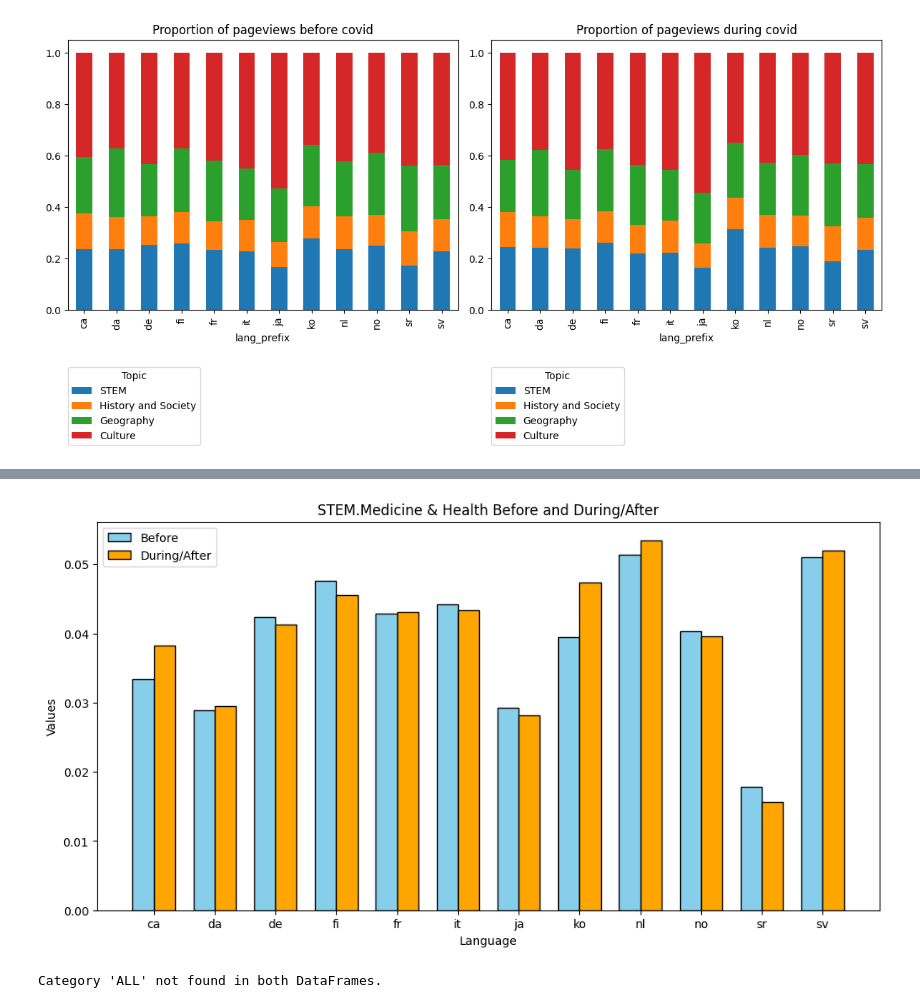
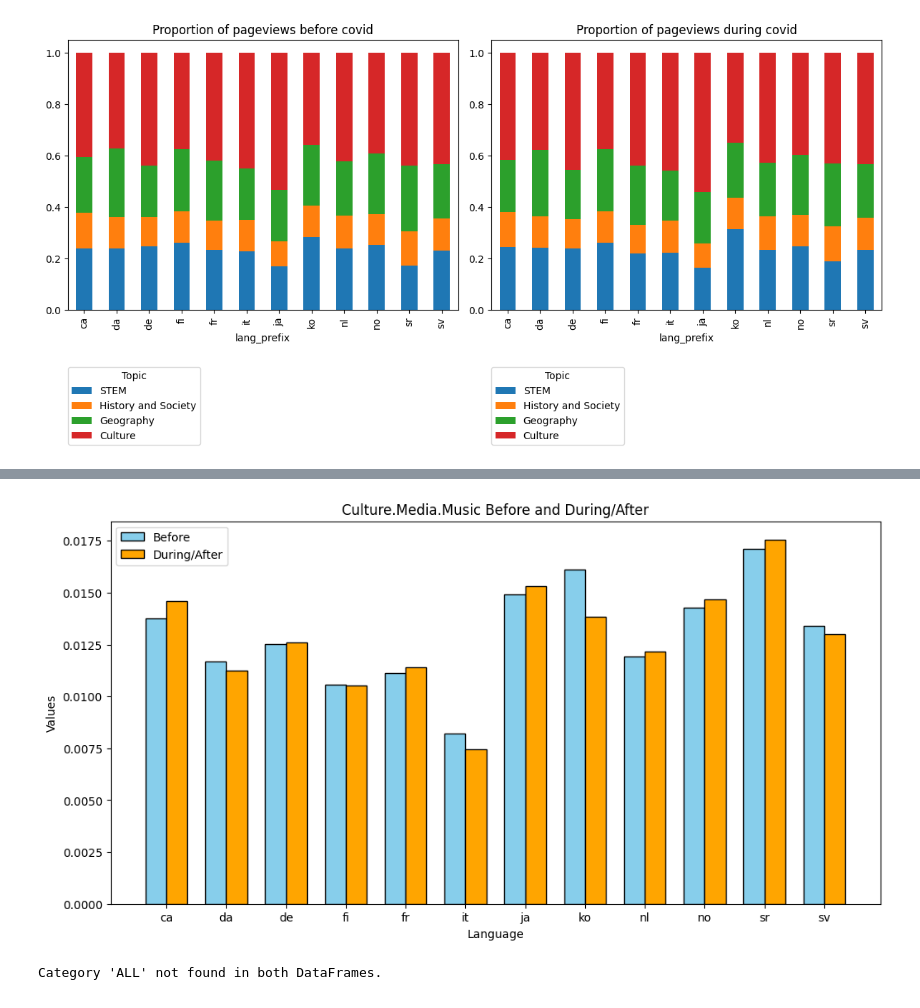
Before and after one commit to epfl-ada/ada-2023-project-rablashijupa, a Jupyter notebook: Step 2.ipynb, the cells around one changed output, grey strips where cells are left out. Saved outputs shown, nothing was run; the diff lists cells and outputs as text; code cells hidden in the pictures.

```diff
--- a/Step 2.ipynb
+++ b/Step 2.ipynb
@@ -270,5 +242,5 @@ display(Data_after_covid)
 # %%
-df_timeseries_bef = Data_before_covid[Data_before_covid.topic != 'ALL'].groupby(["language", "topic"])["pageviews_per_page"].sum().reset_index()
+df_timeseries_bef = filtered_data_bef[filtered_data_bef.topic != 'ALL'].groupby(["language", "topic"])["pageviews_per_page"].sum().reset_index()
 
 # pivot the dataset to have topics as features and each row should represent a language
 df_timeseries_bef = df_timeseries_bef.pivot(index='language', columns='topic', values='pageviews_per_page').reset_index()
@@ -297,6 +269,6 @@ display(df_timeseries_bef)
 24 rows × 66 columns
 # %%
-df_timeseries_aft = Data_after_covid[Data_after_covid.topic != 'ALL'].groupby(["language", "topic"])["pageviews_per_page"].sum().reset_index()
+df_timeseries_aft = filtered_data_after[filtered_data_after.topic != 'ALL'].groupby(["language", "topic"])["pageviews_per_page"].sum().reset_index()
 
 # pivot the dataset to have topics as features and each row should represent a language
 df_timeseries_aft = df_timeseries_aft.pivot(index='language', columns='topic', values='pageviews_per_page').reset_index()
@@ -513,33 +452,0 @@ Name: STEM.Biology, dtype: float64
-# %%
-import matplotlib.pyplot as plt
-
-# Assuming df_timeseries_bef and df_timeseries_aft are your DataFrames
-df_bef = df_timeseries_bef.copy()
-df_aft = df_timeseries_aft.copy()
-# Set 'lang_prefix' as the index for both DataFrames
-
-df_bef.set_index('lang_prefix', inplace=True)
-df_aft.set_index('lang_prefix', inplace=True)
-
-# Adjust the figsize based on your preference
-fig, axes = plt.subplots(1, 2, figsize=(16, 6))
-
-# Plot the bar chart for df_timeseries_bef
-df_bef['STEM.Biology'].plot(kind='bar', color='skyblue', edgecolor='black', ax=axes[0])
-axes[0].set_title('STEM Biology Before')
-
-# Plot the bar chart for df_timeseries_aft
-df_aft['STEM.Biology'].plot(kind='bar', color='skyblue', edgecolor='black', ax=axes[1])
-axes[1].set_title('STEM Biology After')
-
-# Add titles and labels
-axes[0].set_xlabel('Category')
-axes[0].set_ylabel('Values')
-axes[1].set_xlabel('Category')
-axes[1].set_ylabel('Values')
-
-# Adjust layout to prevent overlap
-plt.tight_layout()
-
-# Show the plots
-plt.show()
@@ -597,7 +499,7 @@ plot_before_after(df_timeseries_bef.copy(), df_timeseries_aft.copy(), 'STEM.Biol
 # %%
-plot_before_after(df_timeseries_bef.copy(), df_timeseries_aft.copy(), 'STEM.Medicine & Health')
+plot_before_after(df_timeseries_bef.copy(), df_timeseries_aft.copy(), 'Culture.Media.Music')
 # %% [output]
-[figure, old version]
+[figure, new version]
 # %%
 plot_before_after(df_timeseries_bef.copy(), df_timeseries_aft.copy(), 'ALL')
 # %% [output]
```
Also changed, not shown: parts of 22 cells of this notebook.
